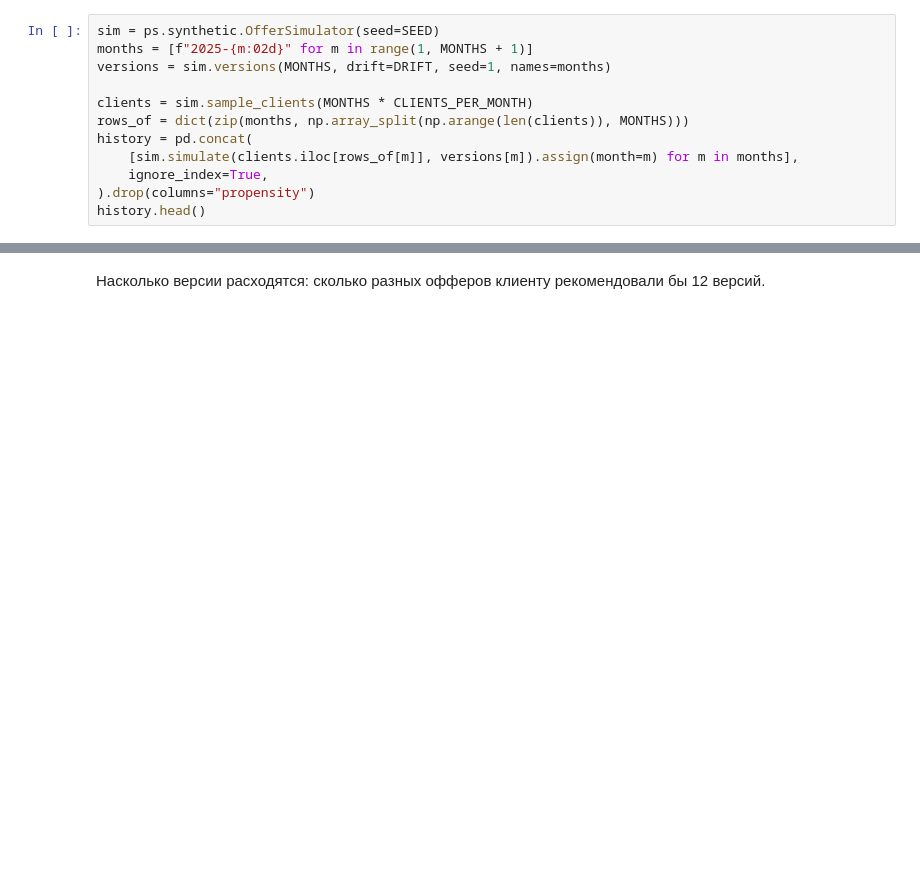
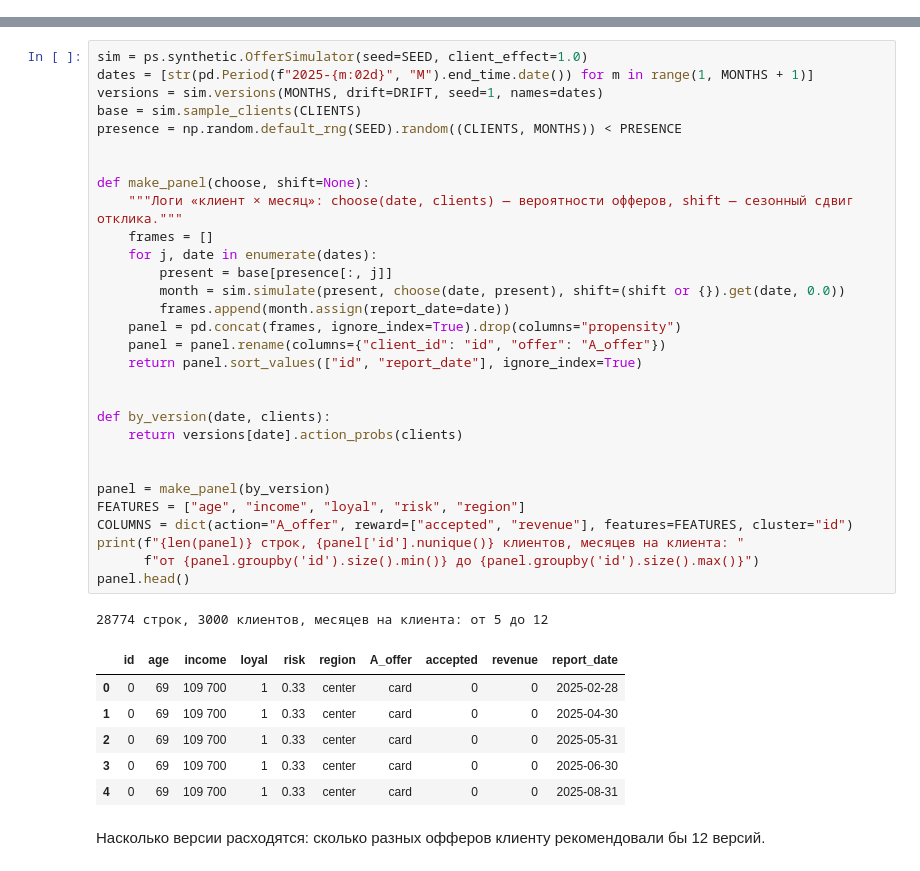
Before and after one commit to Yurashku/OffPolicyLab, a Jupyter notebook: examples/monthly_versions.ipynb, the cells around one changed output, grey strips where cells are left out. Saved outputs shown, nothing was run; the diff lists cells and outputs as text; blank space fills up the shorter version.

```diff
--- a/examples/monthly_versions.ipynb
+++ b/examples/monthly_versions.ipynb
@@ -72,12 +77,0 @@ def warnings_of(report):
-# %%
-sim = ps.synthetic.OfferSimulator(seed=SEED)
-months = [f"2025-{m:02d}" for m in range(1, MONTHS + 1)]
-versions = sim.versions(MONTHS, drift=DRIFT, seed=1, names=months)
-
-clients = sim.sample_clients(MONTHS * CLIENTS_PER_MONTH)
-rows_of = dict(zip(months, np.array_split(np.arange(len(clients)), MONTHS)))
-history = pd.concat(
-    [sim.simulate(clients.iloc[rows_of[m]], versions[m]).assign(month=m) for m in months],
-    ignore_index=True,
-).drop(columns="propensity")
-history.head()
@@ -91,3 +92,41 @@ history.head()
+# %%
+sim = ps.synthetic.OfferSimulator(seed=SEED, client_effect=1.0)
+dates = [str(pd.Period(f"2025-{m:02d}", "M").end_time.date()) for m in range(1, MONTHS + 1)]
+versions = sim.versions(MONTHS, drift=DRIFT, seed=1, names=dates)
+base = sim.sample_clients(CLIENTS)
+presence = np.random.default_rng(SEED).random((CLIENTS, MONTHS)) < PRESENCE
+
+
+def make_panel(choose, shift=None):
+    """Логи «клиент × месяц»: choose(date, clients) — вероятности офферов, shift — сезонный сдвиг отклика."""
+    frames = []
+    for j, date in enumerate(dates):
+        present = base[presence[:, j]]
+        month = sim.simulate(present, choose(date, present), shift=(shift or {}).get(date, 0.0))
+        frames.append(month.assign(report_date=date))
+    panel = pd.concat(frames, ignore_index=True).drop(columns="propensity")
+    panel = panel.rename(columns={"client_id": "id", "offer": "A_offer"})
+    return panel.sort_values(["id", "report_date"], ignore_index=True)
+
+
+def by_version(date, clients):
+    return versions[date].action_probs(clients)
+
+
+panel = make_panel(by_version)
+FEATURES = ["age", "income", "loyal", "risk", "region"]
+COLUMNS = dict(action="A_offer", reward=["accepted", "revenue"], features=FEATURES, cluster="id")
+print(f"{len(panel)} строк, {panel['id'].nunique()} клиентов, месяцев на клиента: "
+      f"от {panel.groupby('id').size().min()} до {panel.groupby('id').size().max()}")
+panel.head()
+# %% [output]
+28774 строк, 3000 клиентов, месяцев на клиента: от 5 до 12
+|  | id | age | income | loyal | risk | region | A_offer | accepted | revenue | report_date |
+| 0 | 0 | 69 | 109 700 | 1 | 0.33 | center | card | 0 | 0 | 2025-02-28 |
+| 1 | 0 | 69 | 109 700 | 1 | 0.33 | center | card | 0 | 0 | 2025-04-30 |
+| 2 | 0 | 69 | 109 700 | 1 | 0.33 | center | card | 0 | 0 | 2025-05-31 |
+| 3 | 0 | 69 | 109 700 | 1 | 0.33 | center | card | 0 | 0 | 2025-06-30 |
+| 4 | 0 | 69 | 109 700 | 1 | 0.33 | center | card | 0 | 0 | 2025-08-31 |
 # %% [markdown]
 Насколько версии расходятся: сколько разных офферов клиенту рекомендовали бы 12 версий.
 # %%
```
Also changed, not shown: parts of 59 cells of this notebook, 21 other files.
